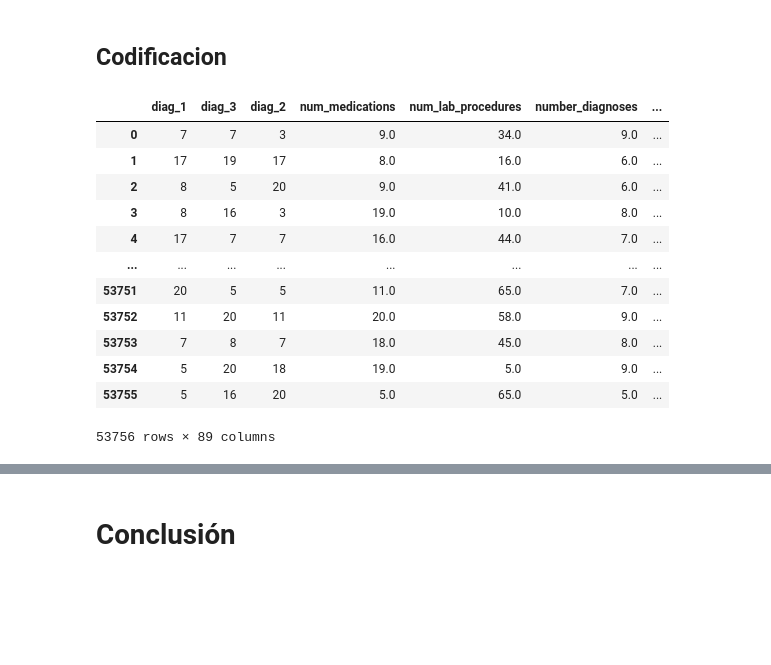
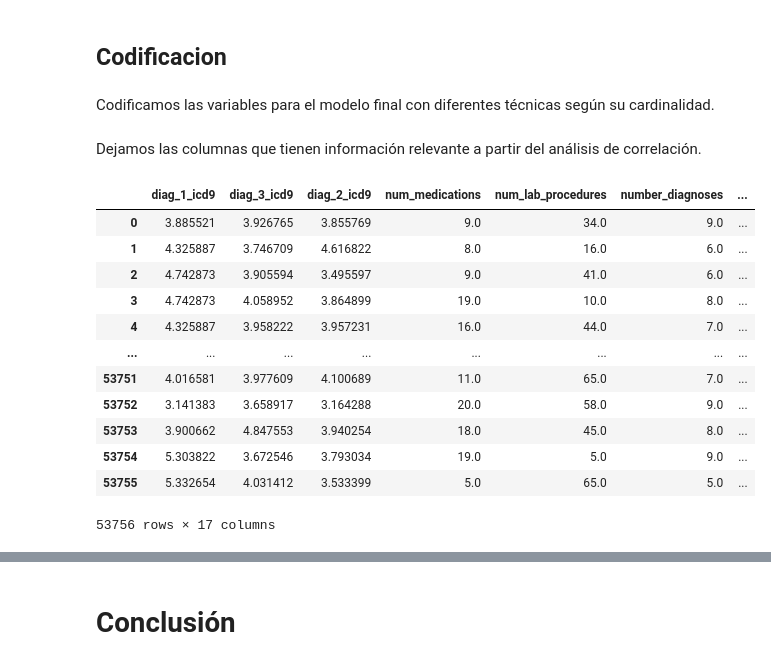
Before and after one commit to masouto94/CEIA_Analisis_de_datos, a Jupyter notebook: trabajo_final/trabajoFinal.ipynb, the cells around one changed output, grey strips where cells are left out. Drawn from its saved outputs; the diff is of its cells as text; code cells hidden in the pictures; blank space fills up the shorter version.

```diff
--- a/trabajo_final/trabajoFinal.ipynb
+++ b/trabajo_final/trabajoFinal.ipynb
@@ -99,6 +117,7 @@ Las variables `encounter_id, patient_nbr, admission_type_id, discharge_dispositi
 # %%
 data[["encounter_id", "patient_nbr"]] = data[["encounter_id", "patient_nbr"]].astype("string")
 data[["admission_type_id", "discharge_disposition_id", "admission_source_id"]] = data[["admission_type_id", "discharge_disposition_id", "admission_source_id"]].astype("category")
+data["time_in_hospital"] = data["time_in_hospital"].astype("float64")
 # %%
 data.dtypes.value_counts()
 # %% [output]
@@ -1263,2 +1152,4 @@ for col in ['diag_1', 'diag_2', 'diag_3']:
+# %% [markdown]
+Codificamos las variables para el modelo final con diferentes técnicas según su cardinalidad.
 # %%
 encoder = OneHotEncoder(sparse_output=False, handle_unknown='ignore')
@@ -1271,35 +1165,37 @@ selected_cols -=   set(["medical_specialty", "age"])
-# %%
-def get_cols(df):
-    selected = []
-    for col in ["diag_1",
-        "diag_3",
-        "diag_2",
-        "num_medications",
-        "num_lab_procedures",
-        "number_diagnoses",
-        "medical_specialty",
-        "num_procedures",
-        "age",
-        "in_out_emergency"]:
-        for c in df.columns:
-            if col in c:
-                selected.append(c)
-    return selected
+# %%
+target_encoder = TargetEncoder(target_type="continuous")
+
+for col in diag_cols:
+    X_train_strat[col] = X_train_strat[col].apply(icd9_to_category)
+    X_train_strat[col] = X_train_strat[col].astype("category")
+    X_test_strat[col]  = X_test_strat[col].apply(icd9_to_category)
+    X_test_strat[col] = X_test_strat[col].astype("category")
+
+X_train_encoded_cats = target_encoder.fit_transform(X_train_strat[diag_cols], y_train_strat)
+X_train_strat = X_train_strat.join(pd.DataFrame(X_train_encoded_cats, columns=target_encoder.get_feature_names_out(diag_cols), index=X_train_strat.index), rsuffix="_icd9").drop(diag_cols, axis=1)
+
+X_test_encoded_cats = target_encoder.transform(X_test_strat[diag_cols])
+X_test_strat = X_test_strat.join(pd.DataFrame(X_test_encoded_cats, columns=target_encoder.get_feature_names_out(diag_cols), index=X_test_strat.index), rsuffix="_icd9").drop(diag_cols, axis=1)
+# %% [markdown]
+Dejamos las columnas que tienen información relevante a partir del análisis de correlación.
 # %%
-X_train_strat = X_train_strat[get_cols(X_train_strat)]
+cols_to_keep = get_cols(X_train_strat)
+
+X_train_strat = X_train_strat[cols_to_keep]
+X_test_strat = X_test_strat[cols_to_keep]
 
 X_train_strat
 # %% [output]
-|  | diag_1 | diag_3 | diag_2 | num_medications | num_lab_procedures | number_diagnoses | ... |
-| 0 | 7 | 7 | 3 | 9.0 | 34.0 | 9.0 | ... |
-| 1 | 17 | 19 | 17 | 8.0 | 16.0 | 6.0 | ... |
-| 2 | 8 | 5 | 20 | 9.0 | 41.0 | 6.0 | ... |
-| 3 | 8 | 16 | 3 | 19.0 | 10.0 | 8.0 | ... |
-| 4 | 17 | 7 | 7 | 16.0 | 44.0 | 7.0 | ... |
+|  | diag_1_icd9 | diag_3_icd9 | diag_2_icd9 | num_medications | num_lab_procedures | number_diagnoses | ... |
+| 0 | 3.885521 | 3.926765 | 3.855769 | 9.0 | 34.0 | 9.0 | ... |
+| 1 | 4.325887 | 3.746709 | 4.616822 | 8.0 | 16.0 | 6.0 | ... |
+| 2 | 4.742873 | 3.905594 | 3.495597 | 9.0 | 41.0 | 6.0 | ... |
+| 3 | 4.742873 | 4.058952 | 3.864899 | 19.0 | 10.0 | 8.0 | ... |
+| 4 | 4.325887 | 3.958222 | 3.957231 | 16.0 | 44.0 | 7.0 | ... |
 | ... | ... | ... | ... | ... | ... | ... | ... |
-| 53751 | 20 | 5 | 5 | 11.0 | 65.0 | 7.0 | ... |
-| 53752 | 11 | 20 | 11 | 20.0 | 58.0 | 9.0 | ... |
-| 53753 | 7 | 8 | 7 | 18.0 | 45.0 | 8.0 | ... |
-| 53754 | 5 | 20 | 18 | 19.0 | 5.0 | 9.0 | ... |
-| 53755 | 5 | 16 | 20 | 5.0 | 65.0 | 5.0 | ... |
+| 53751 | 4.016581 | 3.977609 | 4.100689 | 11.0 | 65.0 | 7.0 | ... |
+| 53752 | 3.141383 | 3.658917 | 3.164288 | 20.0 | 58.0 | 9.0 | ... |
+| 53753 | 3.900662 | 4.847553 | 3.940254 | 18.0 | 45.0 | 8.0 | ... |
+| 53754 | 5.303822 | 3.672546 | 3.793034 | 19.0 | 5.0 | 9.0 | ... |
+| 53755 | 5.332654 | 4.031412 | 3.533399 | 5.0 | 65.0 | 5.0 | ... |
-53756 rows × 89 columns
+53756 rows × 17 columns
```
Also changed, not shown: parts of 35 cells of this notebook, 2 other files.
